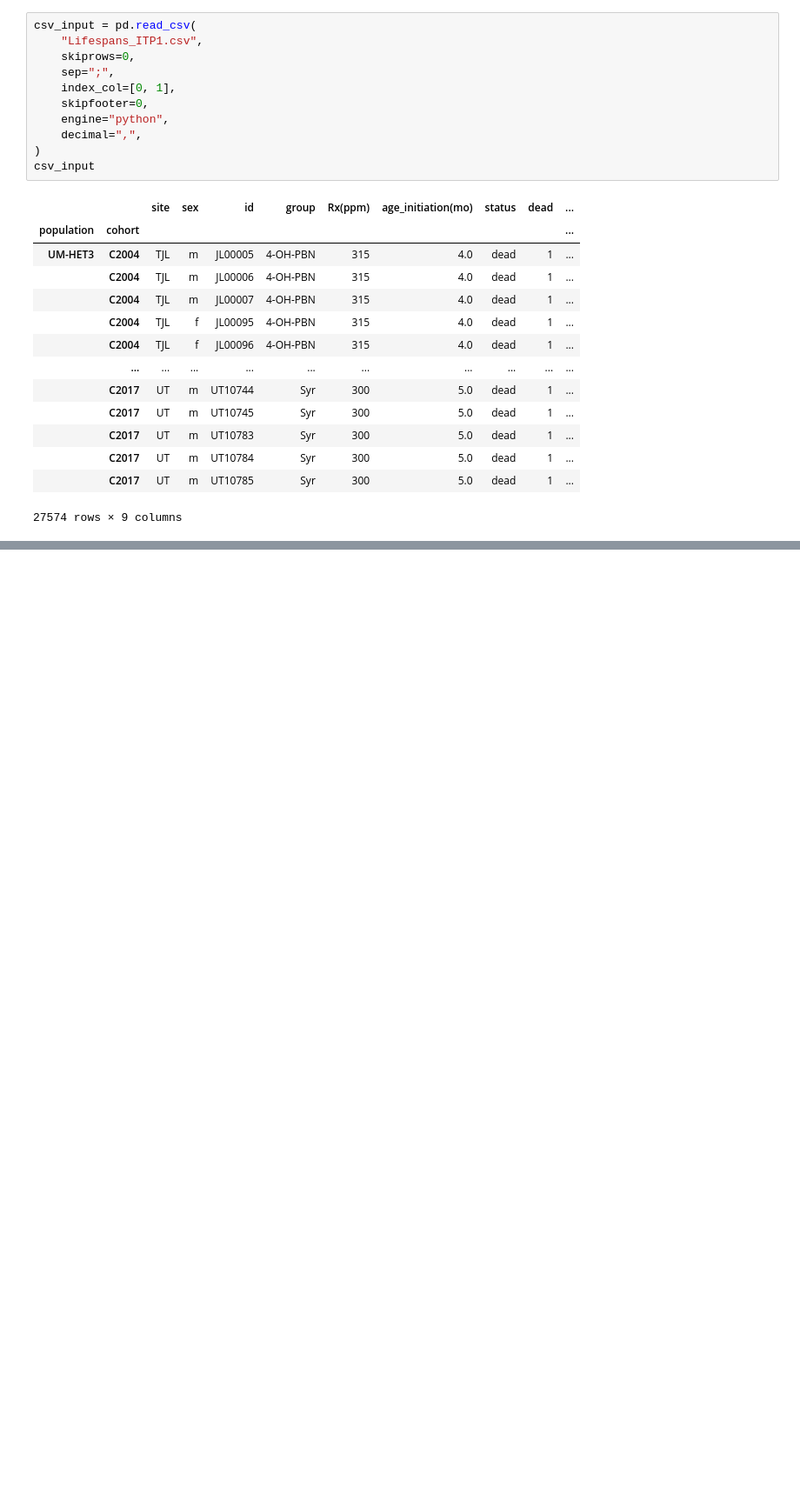
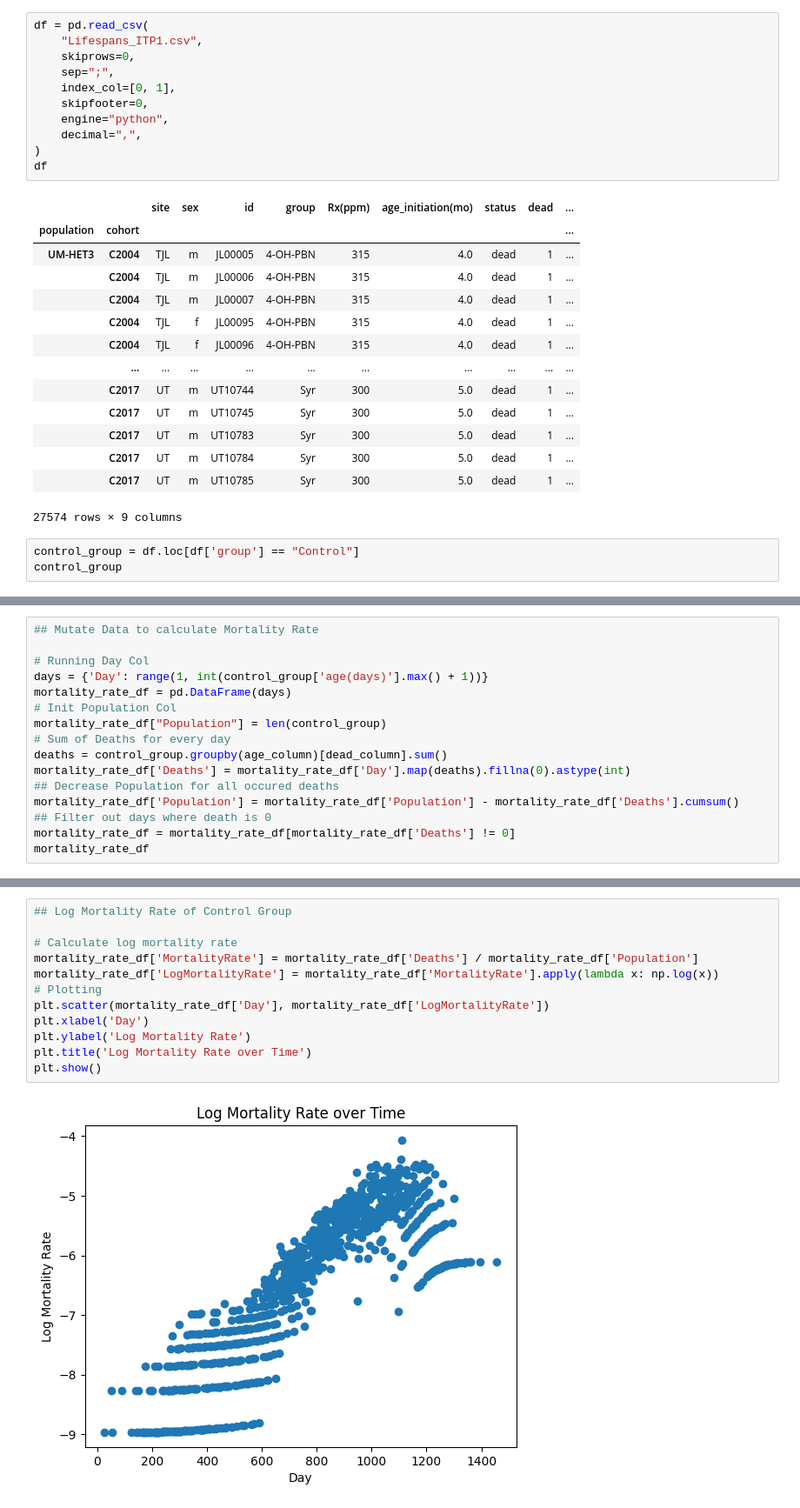
Before and after one commit to shs2017/Data-Literacy, a Jupyter notebook: Lifespans_ITP1.ipynb, the cells around one changed output, grey strips where cells are left out. Shown at 87% size. Drawn from its saved outputs; the diff is of its cells as text; blank space fills up the shorter version.

```diff
--- a/Lifespans_ITP1.ipynb
+++ b/Lifespans_ITP1.ipynb
@@ -11,5 +16,5 @@ import pandas as pd
 # %%
-csv_input = pd.read_csv(
+df = pd.read_csv(
     "Lifespans_ITP1.csv",
     skiprows=0,
     sep=";",
@@ -18,7 +23,7 @@ csv_input = pd.read_csv(
     engine="python",
     decimal=",",
 )
-csv_input
+df
 # %% [output]
 |  |  | site | sex | id | group | Rx(ppm) | age_initiation(mo) | status | dead | ... |
 | population | cohort |  |  |  |  |  |  |  |  | ... |
@@ -34,3 +39,6 @@ csv_input
 |  | C2017 | UT | m | UT10784 | Syr | 300 | 5.0 | dead | 1 | ... |
 |  | C2017 | UT | m | UT10785 | Syr | 300 | 5.0 | dead | 1 | ... |
 27574 rows × 9 columns
+# %%
+control_group = df.loc[df['group'] == "Control"]
+control_group
@@ -36,0 +60,16 @@ csv_input
+# %%
+## Mutate Data to calculate Mortality Rate
+
+# Running Day Col
+days = {'Day': range(1, int(control_group['age(days)'].max() + 1))}
+mortality_rate_df = pd.DataFrame(days)
+# Init Population Col
+mortality_rate_df["Population"] = len(control_group)
+# Sum of Deaths for every day
+deaths = control_group.groupby(age_column)[dead_column].sum()
+mortality_rate_df['Deaths'] = mortality_rate_df['Day'].map(deaths).fillna(0).astype(int)
+## Decrease Population for all occured deaths
+mortality_rate_df['Population'] = mortality_rate_df['Population'] - mortality_rate_df['Deaths'].cumsum()
+## Filter out days where death is 0
+mortality_rate_df = mortality_rate_df[mortality_rate_df['Deaths'] != 0]
+mortality_rate_df
@@ -36,0 +90,14 @@ csv_input
+# %%
+## Log Mortality Rate of Control Group
+
+# Calculate log mortality rate
+mortality_rate_df['MortalityRate'] = mortality_rate_df['Deaths'] / mortality_rate_df['Population']
+mortality_rate_df['LogMortalityRate'] = mortality_rate_df['MortalityRate'].apply(lambda x: np.log(x))
+# Plotting
+plt.scatter(mortality_rate_df['Day'], mortality_rate_df['LogMortalityRate'])
+plt.xlabel('Day')
+plt.ylabel('Log Mortality Rate')
+plt.title('Log Mortality Rate over Time')
+plt.show()
+# %% [output]
+[figure, added]
```
Also changed, not shown: parts of 10 cells of this notebook, 2 other files.
